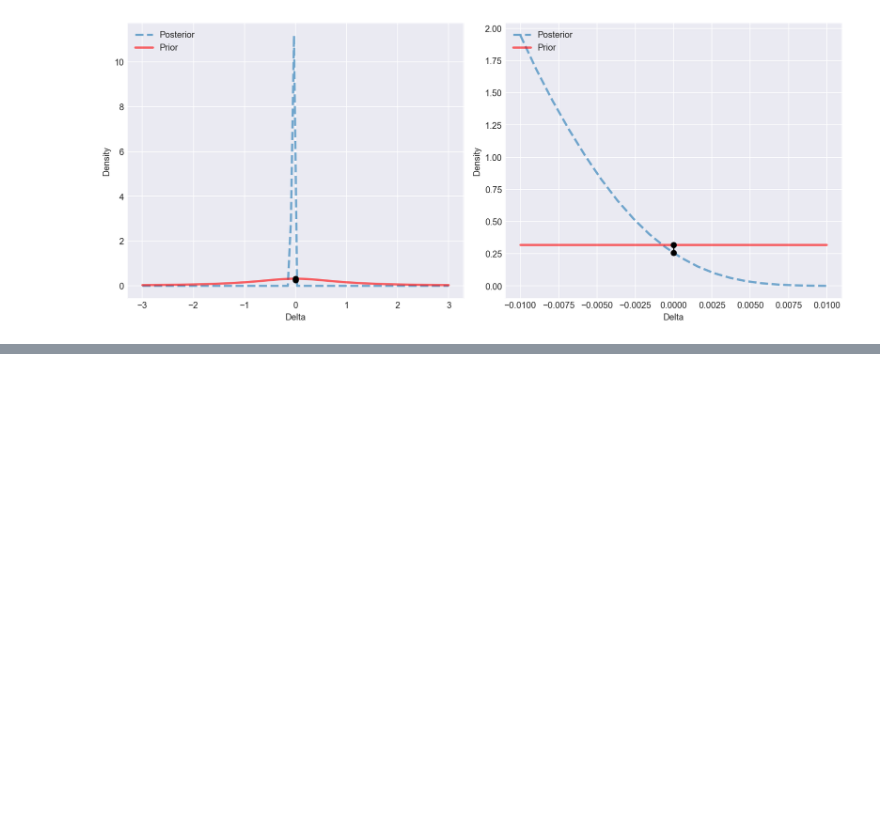
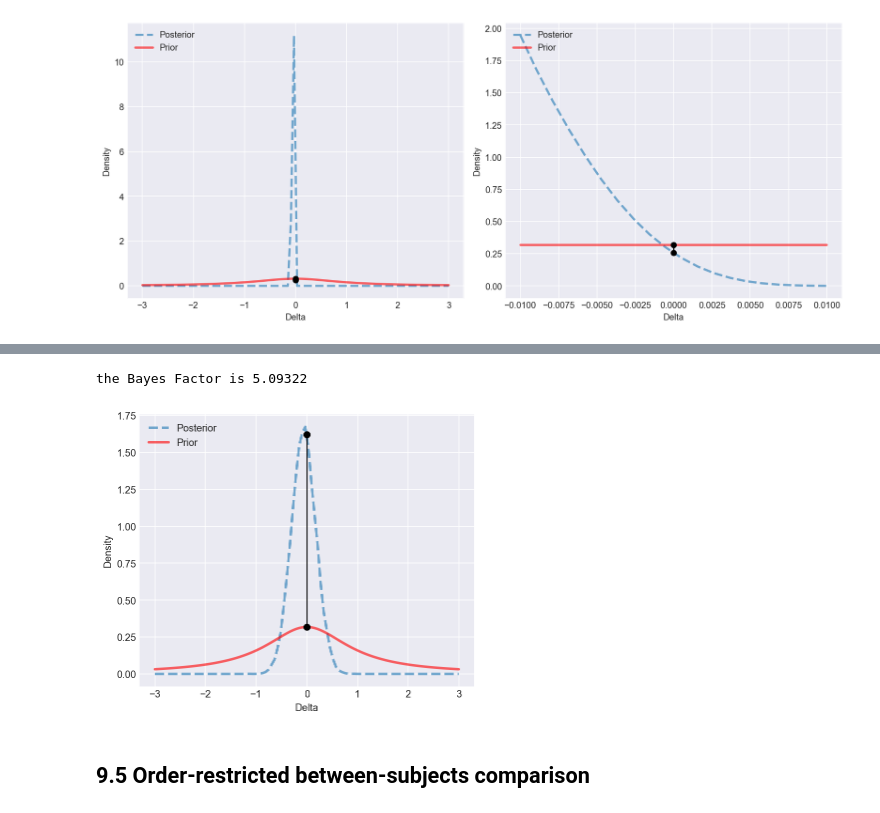
Before and after one commit to yuliang0225/Study_PyMC3, a Jupyter notebook: Bayesian_Cognitive_Modeling/PyMC3_BCM_Chapter_9.ipynb, the cells around one changed output, grey strips where cells are left out. Saved outputs shown, nothing was run; the diff lists cells and outputs as text; code cells hidden in the pictures; blank space fills up the shorter version.

```diff
--- a/Bayesian_Cognitive_Modeling/PyMC3_BCM_Chapter_9.ipynb
+++ b/Bayesian_Cognitive_Modeling/PyMC3_BCM_Chapter_9.ipynb
@@ -236,0 +393,8 @@ the Bayes Factor is 0.80563
+# %%
+x = np.linspace(-3, 3, 100)
+display_BF(trace4, x, 'delta', zoom=False)
+# %% [output]
+the Bayes Factor is 5.09322
+[figure, added]
+# %% [markdown]
+## 9.5 Order-restricted between-subjects comparison
```
Also changed, not shown: parts of 16 cells of this notebook.
